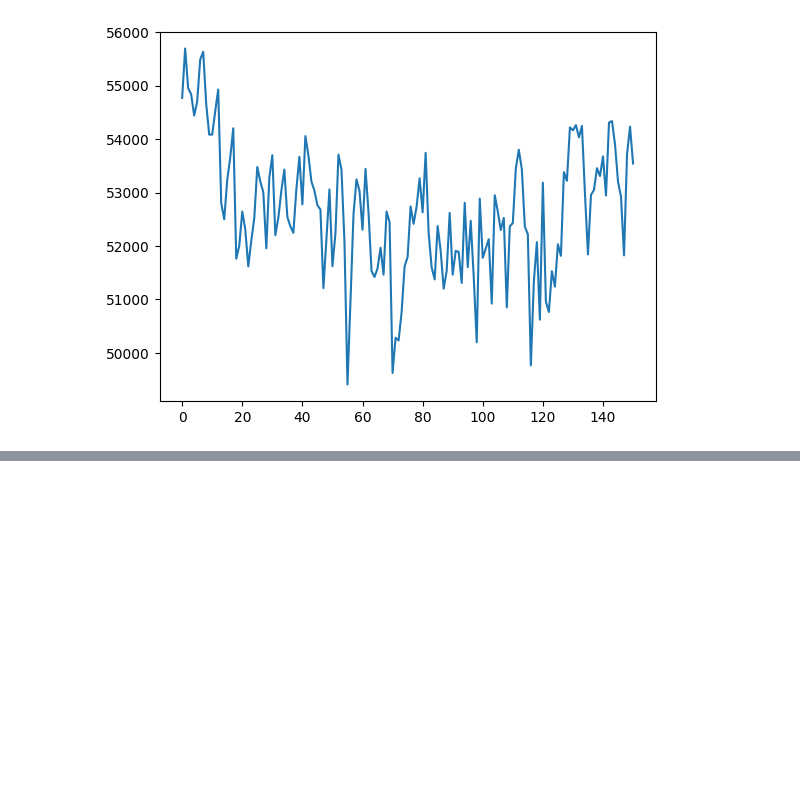
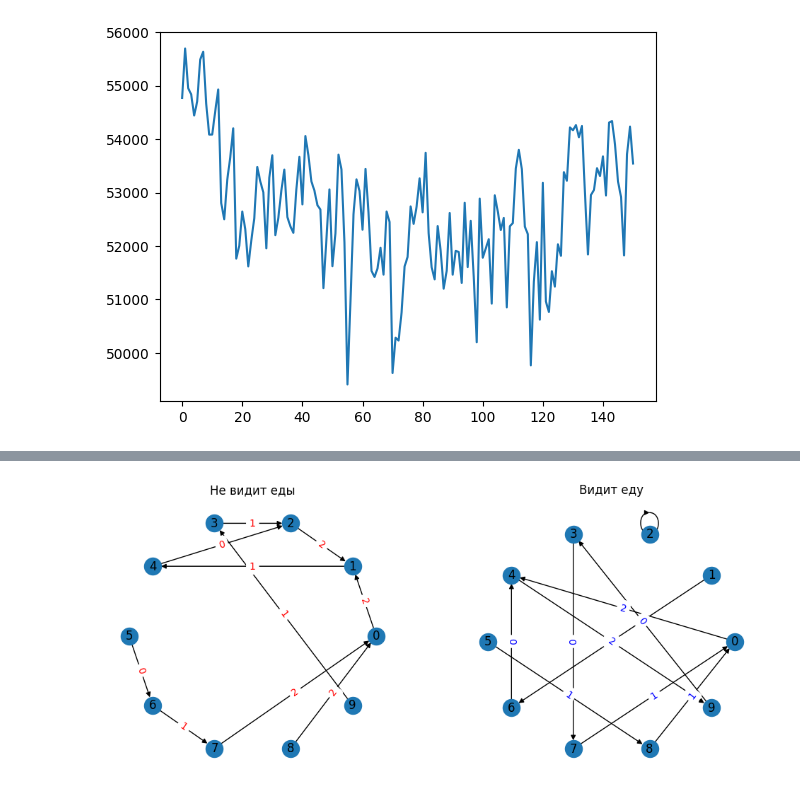
Before and after one commit to IvanBugaenko/EvolutionaryAlgorithm, a Jupyter notebook: test.ipynb, the cells around one changed output, grey strips where cells are left out. Saved outputs shown, nothing was run; the diff lists cells and outputs as text; code cells hidden in the pictures; blank space fills up the shorter version.

```diff
--- a/test.ipynb
+++ b/test.ipynb
@@ -189,0 +501,32 @@ plt.plot(list(map(lambda x: x[0], history)))
+# %%
+import networkx as nx
+
+
+def draw_fsm(fsm: np.ndarray, font_color: str, ax) -> None:
+    G = nx.MultiDiGraph(directed=True)
+    G.add_nodes_from(np.arange(fsm.shape[0]))
+
+    rule = dict()
+
+    for i, (action, new_state) in enumerate(fsm):
+        G.add_edge(i, new_state)
+        rule[(i, new_state)] = action
+
+    pos = nx.circular_layout(G)
+    nx.draw(G, pos, with_labels=True, ax=ax)
+    nx.draw_networkx_edge_labels(
+        G,
+        pos,
+        edge_labels=rule,
+        font_color=font_color,
+        ax=ax,
+    )
+# %%
+fig, ax = plt.subplots(1, 2, figsize=(12, 5))
+
+ax[0].set_title('Не видит еды')
+draw_fsm(best_fsm.fsm[:, :2], 'red', ax[0])
+ax[1].set_title('Видит еду')
+draw_fsm(best_fsm.fsm[:, 2:], 'blue', ax[1])
+# %% [output]
+[figure, added]
```
Also changed, not shown: parts of 17 cells of this notebook, 10 other files.
